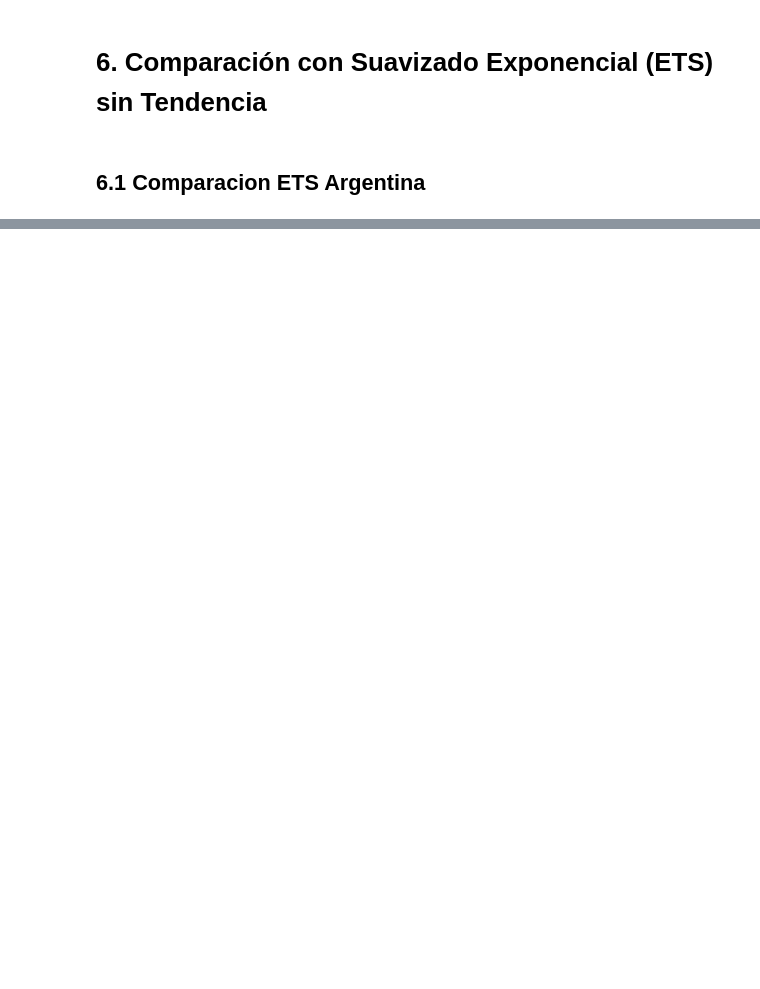
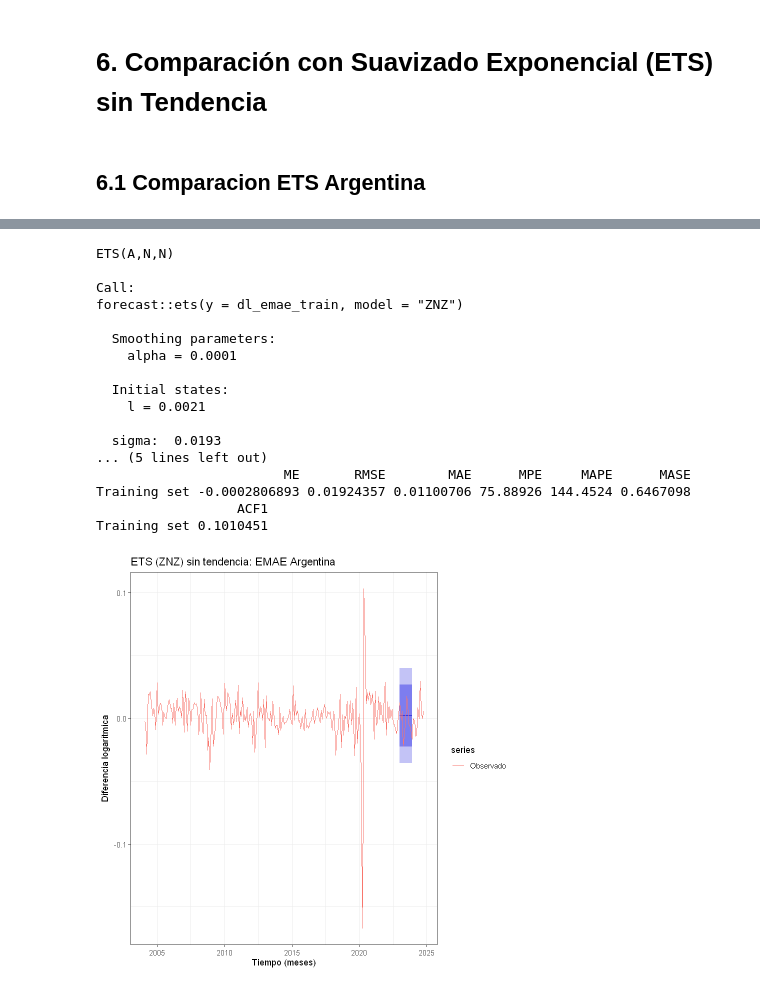
Before and after one commit to Juanpintoselso33/TP1-Series, a Jupyter notebook: notebook.ipynb, the cells around one changed output, grey strips where cells are left out. Saved outputs shown, nothing was run; the diff lists cells and outputs as text; code cells hidden in the pictures; blank space fills up the shorter version.

```diff
--- a/notebook.ipynb
+++ b/notebook.ipynb
@@ -1283,0 +1211,36 @@ Warning message in value[[3L]](cond):
+# %%
+### 5.1 EMAE:####
+model_ets_emae <- forecast::ets(dl_emae_train, model = "ZNZ")
+
+# Resumen del modelo ETS
+summary(model_ets_emae)
+
+# Pronóstico h=12
+forecast_ets_emae <- forecast::forecast(model_ets_emae, h = 12)
+
+# Gráfico: Pronóstico ETS vs Serie Observada (dl_emae completa)
+autoplot(forecast_ets_emae) +
+  autolayer(dl_emae, series = "Observado") + # Usa la serie dl_ completa
+  ggtitle("ETS (ZNZ) sin tendencia: EMAE Argentina") +
+  xlab("Tiempo (meses)") +
+  ylab("Diferencia logarítmica") +
+  theme_bw()
+# %% [output]
+ETS(A,N,N)
+
+Call:
+forecast::ets(y = dl_emae_train, model = "ZNZ")
+
+  Smoothing parameters:
+    alpha = 0.0001
+
+  Initial states:
+    l = 0.0021
+
+  sigma:  0.0193
+... (5 lines left out)
+                        ME       RMSE        MAE      MPE     MAPE      MASE
+Training set -0.0002806893 0.01924357 0.01100706 75.88926 144.4524 0.6467098
+                  ACF1
+Training set 0.1010451
+[figure, added]
```
Also changed, not shown: parts of 33 cells of this notebook, 1 other file.
